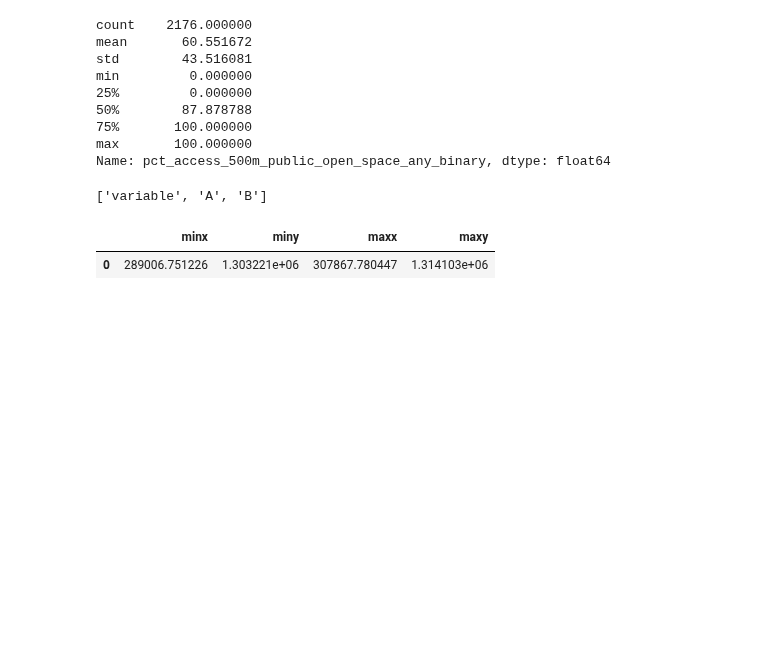
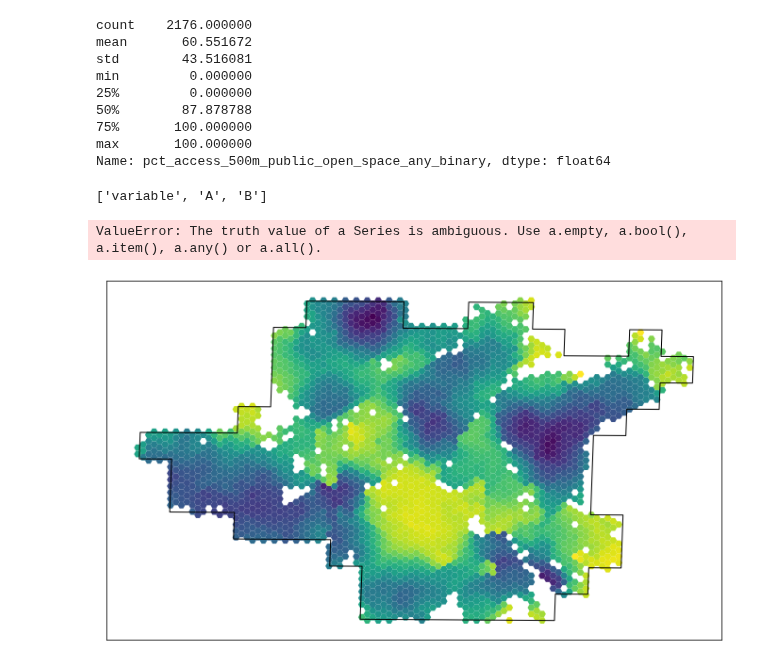
Before and after one commit to healthysustainablecities/global-indicators, a Jupyter notebook: analysis/threshold_mapping.ipynb, the cells around one changed output. Drawn from its saved outputs; the diff is of its cells as text; code cells hidden in the pictures; blank space fills up the shorter version.

```diff
--- a/analysis/threshold_mapping.ipynb
+++ b/analysis/threshold_mapping.ipynb
@@ -272,12 +272,3 @@ Name: pct_access_500m_public_open_space_any_binary, dtype: float64
 list(thresholds[indicator].keys())
 # %% [output]
 ['variable', 'A', 'B']
-# %%
-bounds = cities.query('City=="Maiduguri"').to_crs(hexes['Maiduguri'].crs).bounds
-width = bounds['maxx']-bounds['minx']
-height = bounds['maxy']-bounds['miny']
-ax.set(xlim=(bounds['minx']+width/2,bounds['maxx']), ylim=(0,60))
-bound
-# %% [output]
-|  | minx | miny | maxx | maxy |
-| 0 | 289006.751226 | 1.303221e+06 | 307867.780447 | 1.314103e+06 |
@@ -285,0 +275,21 @@ ax.set(xlim=(-140,-50), ylim=(0,60))
+# %%
+# Non-working sketch attempt to increase map size by 10% to allow more space for legend
+study_region = cities.query('City=="Maiduguri"').to_crs(hexes['Maiduguri'].crs).copy()
+bounds = study_region.bounds
+width = (bounds['maxx']-bounds['minx'])/20.0
+height = (bounds['maxy']-bounds['miny'])/20.0
+fig, ax = plt.subplots(figsize=(11.69,8.27))
+ax.set_aspect('equal')
+study_region.plot(ax=ax, color='none', edgecolor='black', zorder=2)
+ax.set_xticks([])
+ax.set_yticks([])
+#ax.set(xlim=(bounds['minx']-width/20.0,bounds['maxx']+width/20.0), ylim=(bounds['miny']-height/20.0,bounds['maxy']+height/20.0))
+hexes['Maiduguri'].plot(column = f'local_nh_intersection_density',ax=ax,legend=False,cmap='viridis_r', zorder=1)
+ax.set_xlim(bounds['minx']-width,bounds['maxx']+width)
+ax.set_ylim(bounds['miny']-height,bounds['maxy']+height)
+# plt.subplots_adjust(hspace=100000)
+plt.show()
+plt.clf()
+# %% [output]
+ValueError: The truth value of a Series is ambiguous. Use a.empty, a.bool(), a.item(), a.any() or a.all().
+[figure, added]
```
Also changed, not shown: parts of 2 cells of this notebook.
